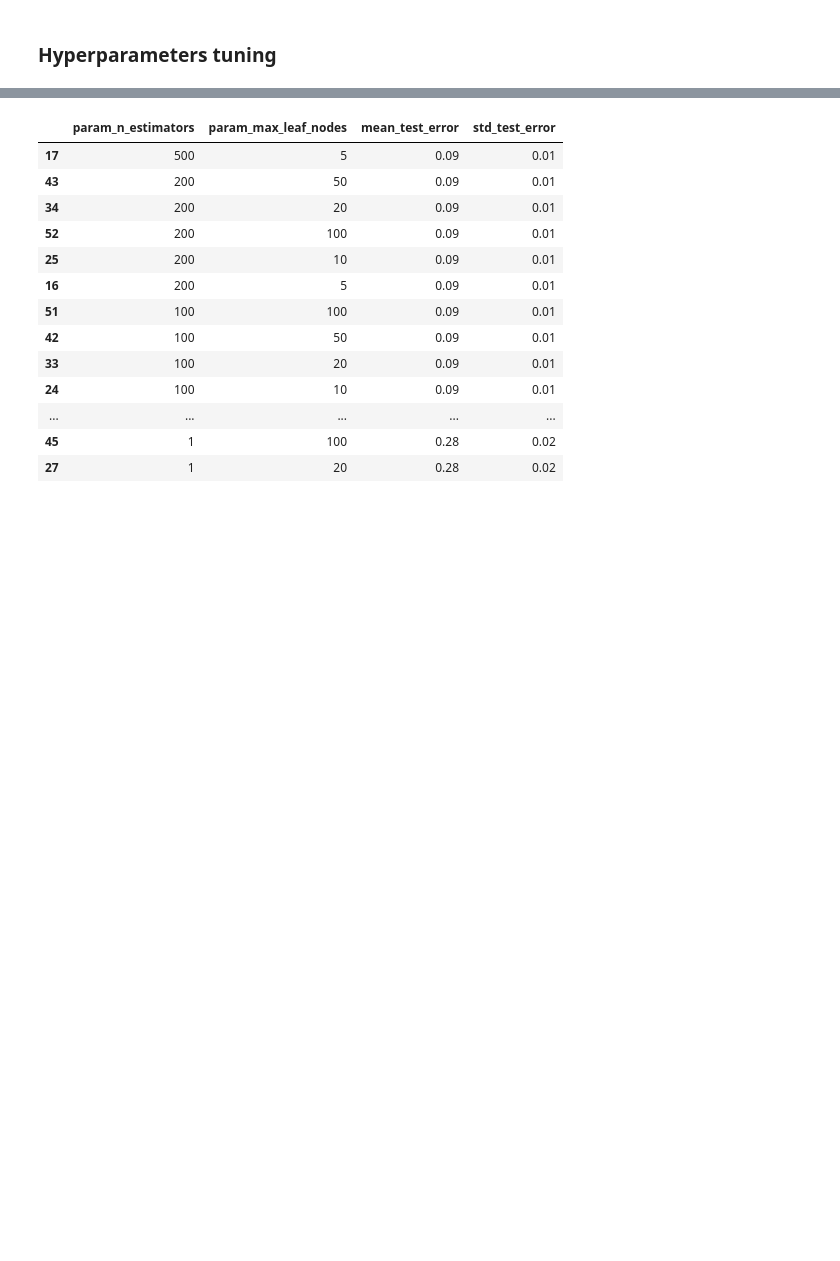
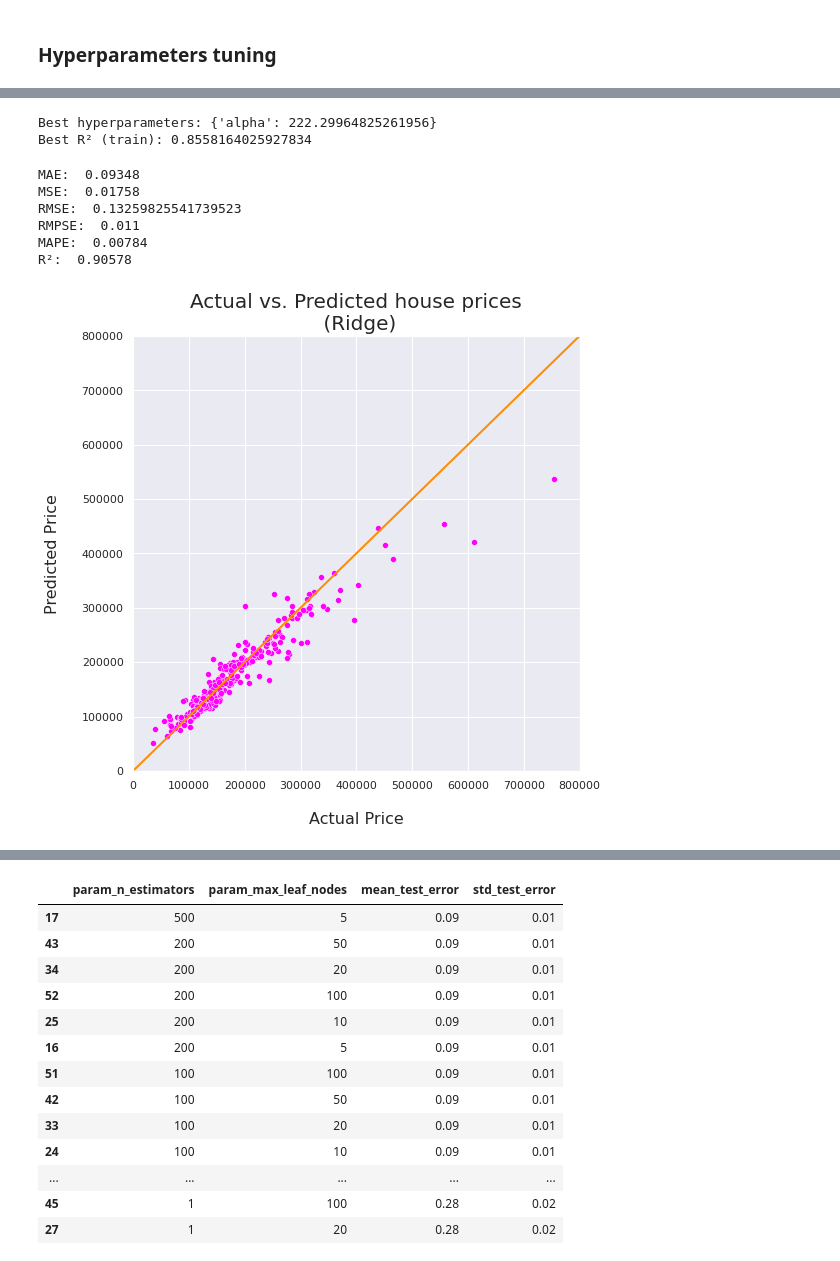
Before and after one commit to Marima91/kaggle_house_prices_prediction, a Jupyter notebook: house-prices-prediction.ipynb, the cells around one changed output, grey strips where cells are left out. Saved outputs shown, nothing was run; the diff lists cells and outputs as text; code cells hidden in the pictures; blank space fills up the shorter version.

```diff
--- a/house-prices-prediction.ipynb
+++ b/house-prices-prediction.ipynb
@@ -1256,0 +1292,37 @@ plt.show()
+# %%
+# print best params and the corresponding R²
+print(f"Best hyperparameters: {ridge_cv.best_params_}")
+print(f"Best R² (train): {ridge_cv.best_score_}")
+# %% [output]
+Best hyperparameters: {'alpha': 222.29964825261956}
+Best R² (train): 0.8558164025927834
+# %%
+# Ridge Regressor with the best hyperparameters
+ridge_mod = Ridge(alpha=ridge_cv.best_params_["alpha"])
+
+# Fit the model on train set
+ridge_mod.fit(X_train, y_train)
+
+# Predict on test set
+y_pred = ridge_mod.predict(X_test)
+regression_metrics(np.array(y_test), y_pred)
+# %% [output]
+MAE:  0.09348
+MSE:  0.01758
+RMSE:  0.13259825541739523
+RMPSE:  0.011
+MAPE:  0.00784
+R²:  0.90578
+# %%
+plt.figure(figsize=(8,8))
+
+sns.scatterplot(np.exp(y_test),np.exp(y_pred), color='magenta')
+plt.plot([0, 800000], [0, 800000], "darkorange", lw=2)
+plt.xlim(0, 800000)
+plt.ylim(0, 800000)
+plt.xlabel("\nActual Price", fontsize=16)
+plt.ylabel("Predicted Price\n", fontsize=16)
+plt.title("Actual vs. Predicted house prices\n (Ridge)", fontsize=20)
+plt.show()
+# %% [output]
+[figure, added]
```
Also changed, not shown: parts of 24 cells of this notebook.
